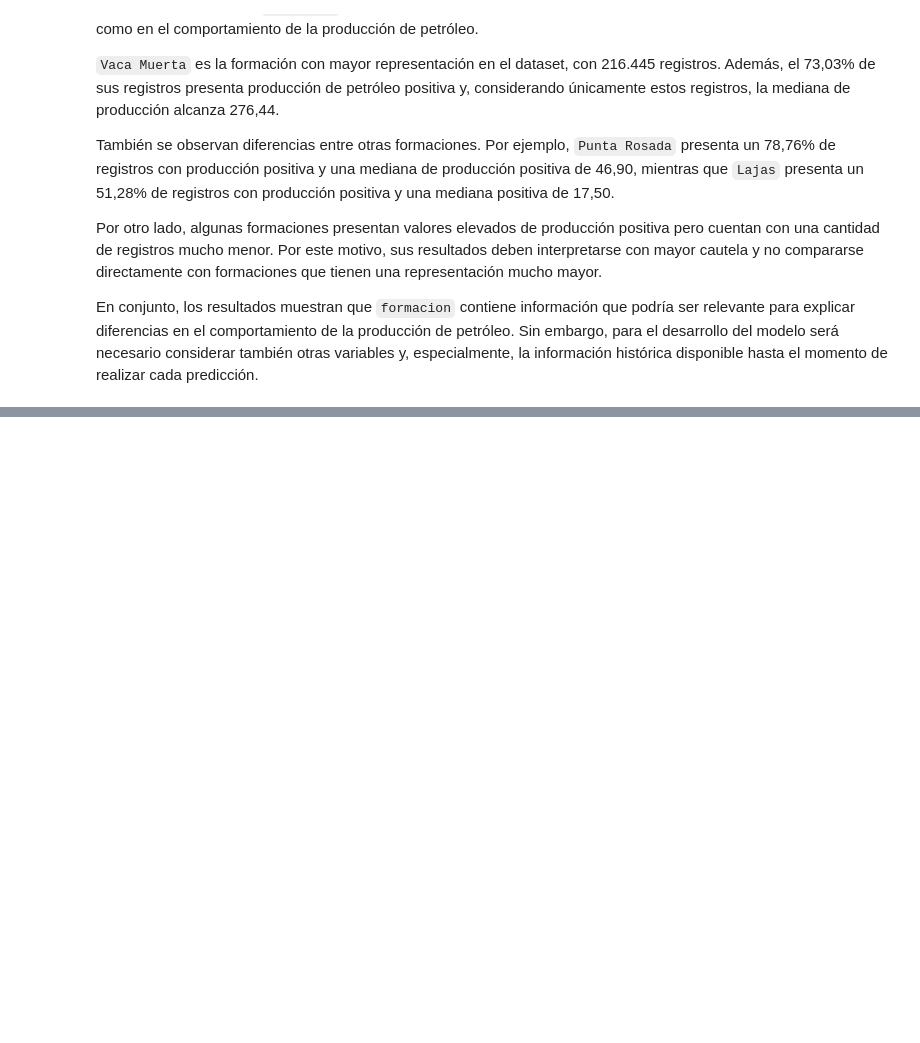
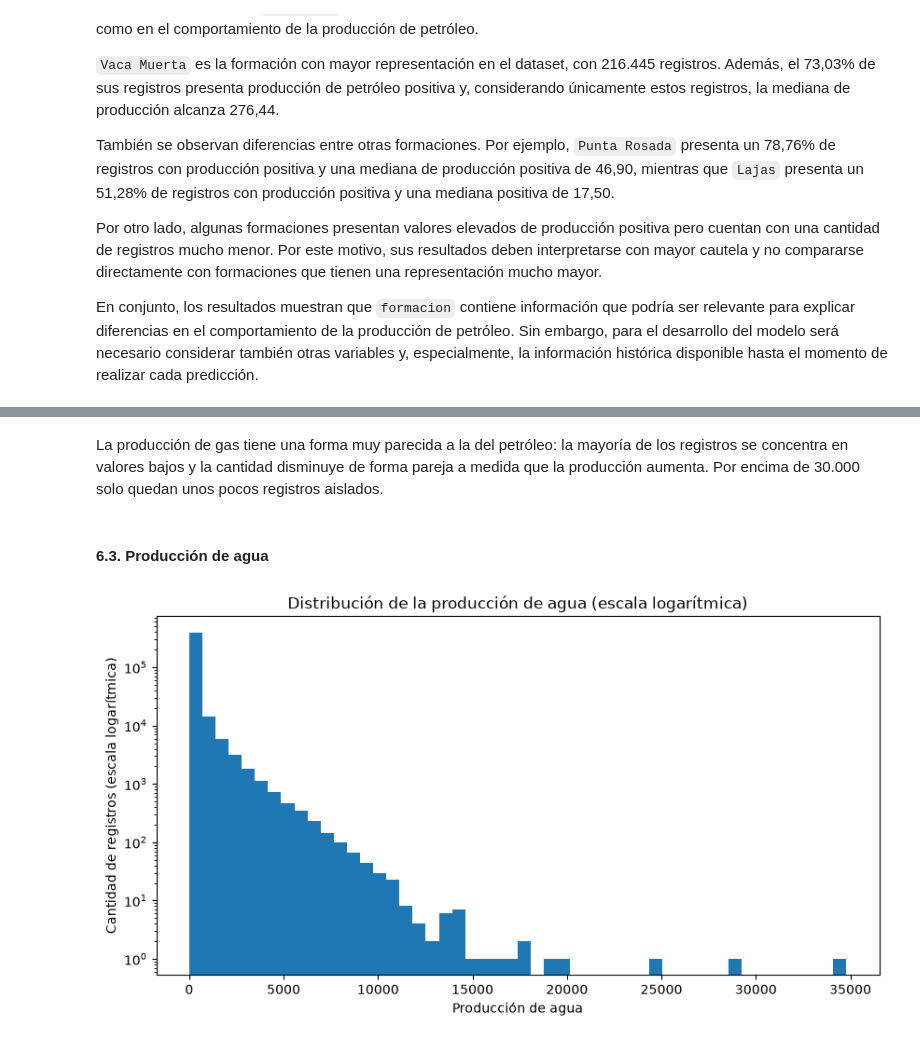
Before and after one commit to alexParedes027/oil-production-prediction, a Jupyter notebook: notebooks/01_exploracion_datos.ipynb, the cells around one changed output, grey strips where cells are left out. Saved outputs shown, nothing was run; the diff lists cells and outputs as text; code cells hidden in the pictures; blank space fills up the shorter version.

```diff
--- a/notebooks/01_exploracion_datos.ipynb
+++ b/notebooks/01_exploracion_datos.ipynb
@@ -1645,0 +2478,18 @@ En conjunto, los resultados muestran que `formacion` contiene información que p
+# %% [markdown]
+La producción de gas tiene una forma muy parecida a la del petróleo: la mayoría de los registros se concentra en valores bajos y la cantidad disminuye de forma pareja a medida que la producción aumenta. Por encima de 30.000 solo quedan unos pocos registros aislados.
+# %% [markdown]
+#### 6.3. Producción de agua
+# %%
+produccion_limpio["prod_agua"].plot(
+    kind="hist",
+    bins=50,
+    figsize=(10, 5),
+    title="Distribución de la producción de agua (escala logarítmica)"
+)
+
+plt.yscale("log")
+plt.xlabel("Producción de agua")
+plt.ylabel("Cantidad de registros (escala logarítmica)")
+plt.show()
+# %% [output]
+[figure, added]
```
Also changed, not shown: parts of 156 cells of this notebook.
